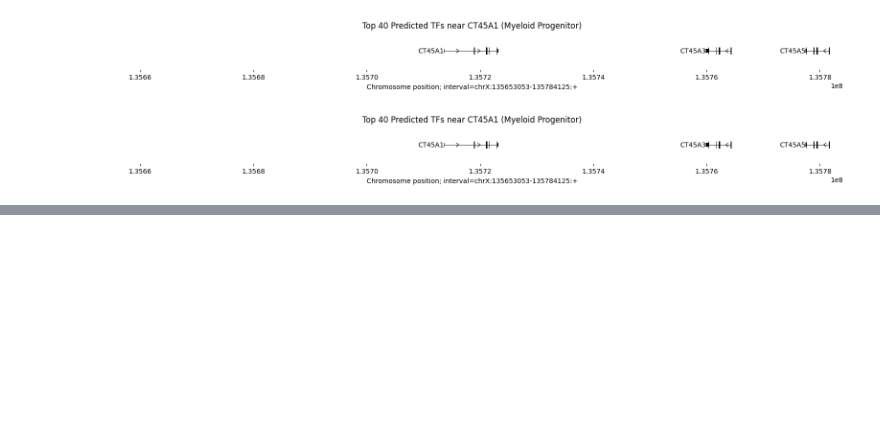
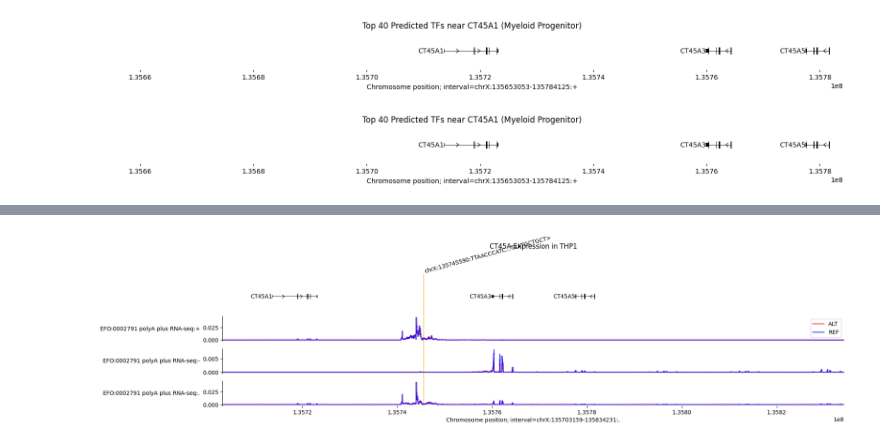
Before and after one commit to salmabassem/codes, a Jupyter notebook: TF_Binding_Prediction.ipynb, the cells around one changed output, grey strips where cells are left out. Saved outputs shown, nothing was run; the diff lists cells and outputs as text; code cells hidden in the pictures; blank space fills up the shorter version.

```diff
--- a/TF_Binding_Prediction.ipynb
+++ b/TF_Binding_Prediction.ipynb
@@ -251,0 +349,40 @@ plot
+# %%
+
+
+interval_all = genome.Interval(
+    chromosome='chrX',
+    start=135696196,
+    end=135841193,
+    strand='.'
+).resize(131072)
+
+output_ref = dna_model.predict_interval(
+    interval=interval_all,
+    requested_outputs={dna_client.OutputType.RNA_SEQ},
+    ontology_terms=['EFO:0002791'],  # THP1
+)
+
+outputs = dna_model.predict_variant(
+    interval=interval_all,
+    variant=variant,
+    ontology_terms=['EFO:0002791'],
+    requested_outputs=[dna_client.OutputType.RNA_SEQ],
+)
+
+plot_components.plot(
+    [plot_components.TranscriptAnnotation(longest_transcripts),
+        plot_components.OverlaidTracks(
+            tdata={
+                'REF': outputs.reference.rna_seq,
+                'ALT': outputs.alternate.rna_seq,
+            },
+            colors={'REF': 'blue', 'ALT': 'red'},
+        ),
+    ],
+    interval = interval_all,
+    # Annotate the location of the variant as a vertical line.
+    annotations=[plot_components.VariantAnnotation([variant], alpha=0.8)], title='CT45A Expression in THP1',
+)
+plt.show()
+# %% [output]
+[figure, added]
```
Also changed, not shown: parts of 15 cells of this notebook.
